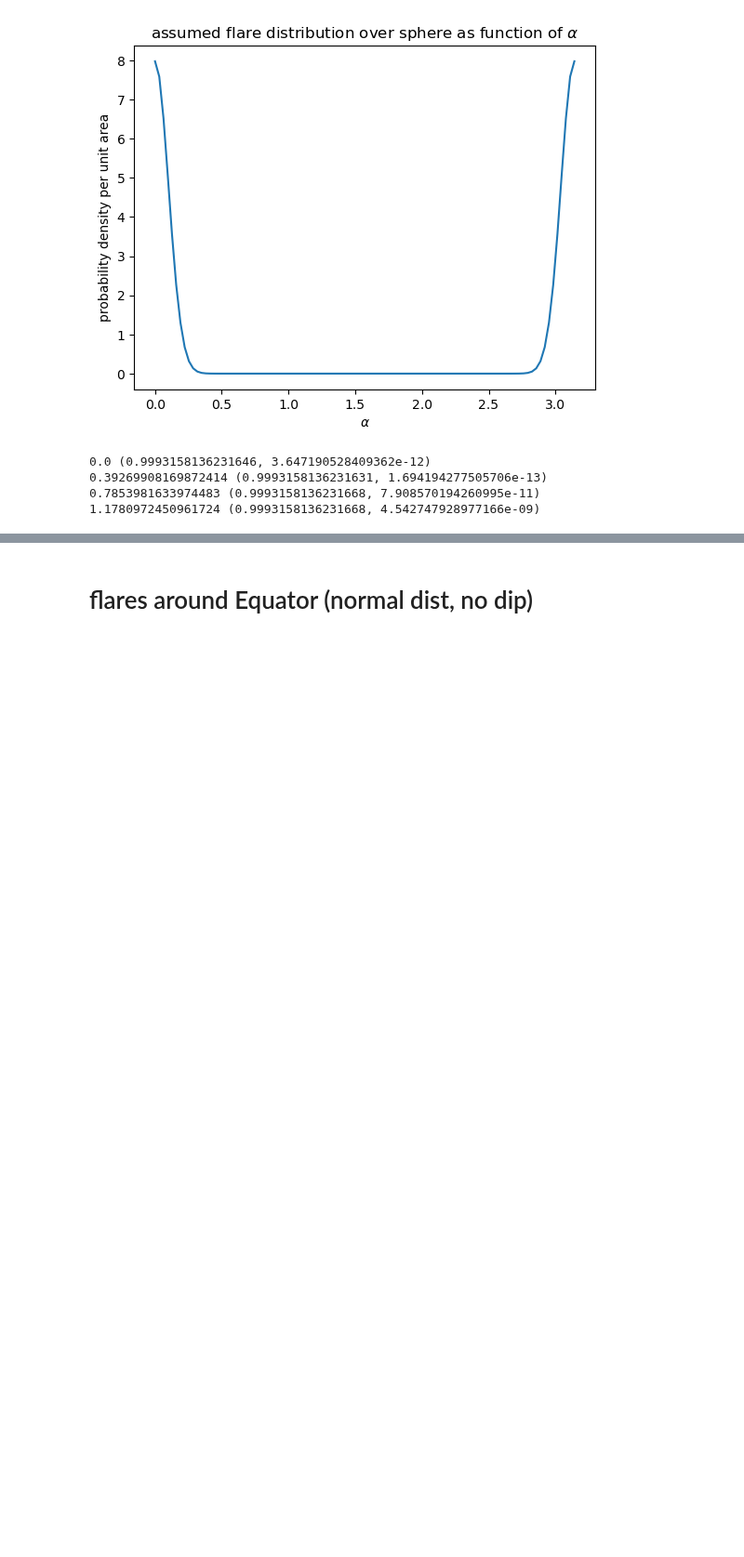
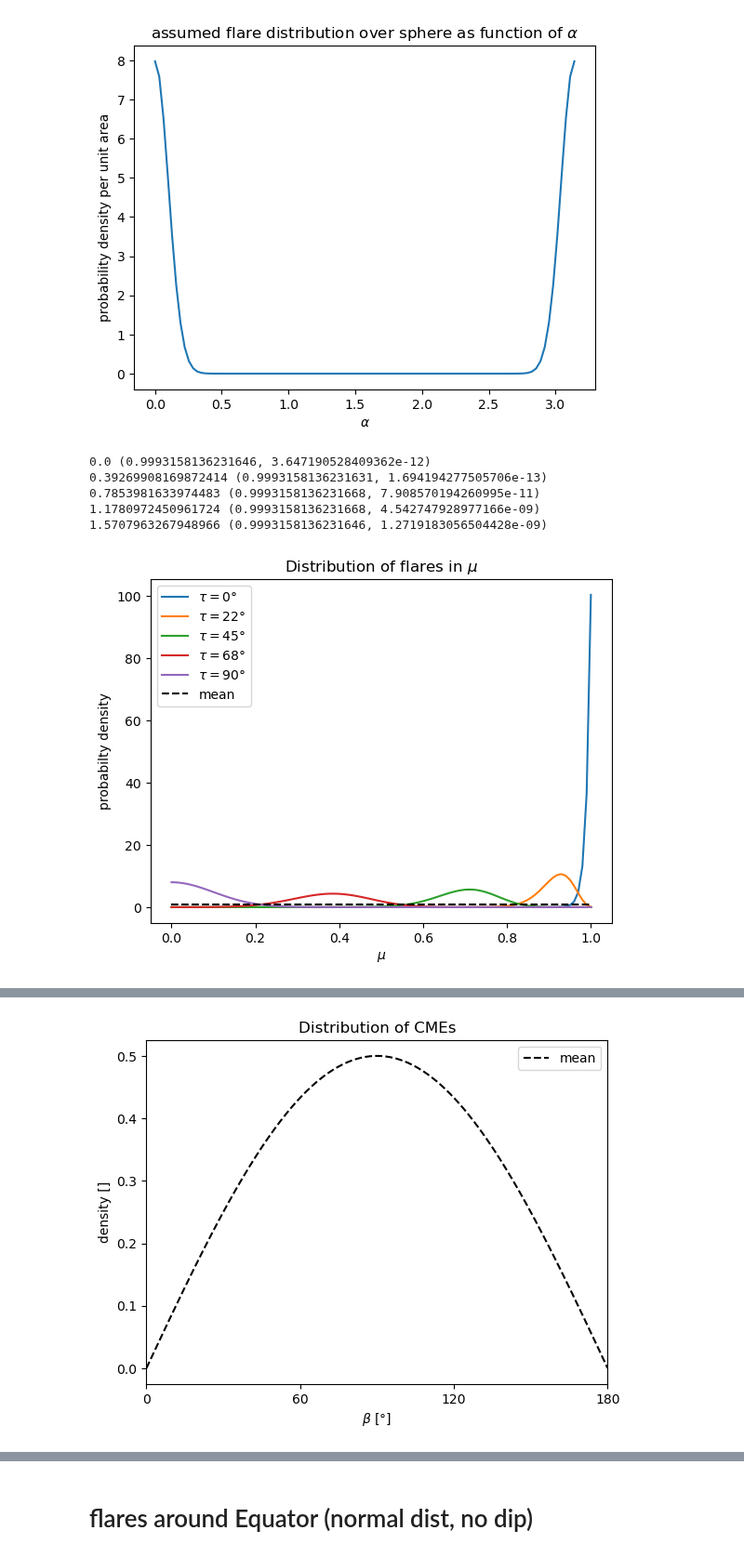
Before and after one commit to demichieldewilde/CME_distribution, a Jupyter notebook: CME_distribution_ni.ipynb, the cells around one changed output, grey strips where cells are left out. Shown at 93% size. Saved outputs shown, nothing was run; the diff lists cells and outputs as text; code cells hidden in the pictures; blank space fills up the shorter version.

```diff
--- a/CME_distribution_ni.ipynb
+++ b/CME_distribution_ni.ipynb
@@ -192,7 +192,7 @@ def get_rho_beta(beta, tau):
 
 
 def rho_betas(betas, tau):
-    return [get_rho_beta(beta, tau) for beta in betas]
+    return np.array([get_rho_beta(beta, tau) for beta in betas])
 
 betas = np.linspace(0,np.pi/2, 20)
 Taus =  np.linspace(0,np.pi/2, 5)
@@ -219,8 +219,4 @@ def run_taus(T):
     plt.ylabel(r"density []")
     plt.xlim(0,np.pi)
     plt.show()
-    return dens
-
-
-
-dens = run_taus(Taus)
+    return np.array(dens)
@@ -245,0 +223,23 @@ For params beta=np.float64(1.5707963267948966), tau = np.float64(1.5707963267948
+# %%
+from pathlib import Path
+
+def get_or_create_data(name):
+    filename = f'calculations/{name}.npy'
+    file_path = Path(filename)
+
+
+    if file_path.exists():
+        print(f"File '{filename}' found.")
+        data = np.load(filename)
+    else:
+        print(f"File '{filename}' not found. Creating new data...")
+        # Replace this with your actual data generation logic
+        data = run_taus(Taus)
+
+        # Save the file so it exists next time
+        np.save(filename, data)
+        print(f"Data saved to '{filename}'.")
+
+    return data
+
+dens = get_or_create_data("sundist")
@@ -345,9 +342,12 @@ def Flare_dist():
     plt.show()
 # %%
 Flare_dist()
-CME_dist()
+T = np.linspace(0, np.pi/2, 5)
+dens = get_or_create_data("polardist")
 # %% [output]
 0.0 (0.9993158136231646, 3.647190528409362e-12)
 0.39269908169872414 (0.9993158136231631, 1.694194277505706e-13)
 0.7853981633974483 (0.9993158136231668, 7.908570194260995e-11)
 1.1780972450961724 (0.9993158136231668, 4.542747928977166e-09)
+1.5707963267948966 (0.9993158136231646, 1.2719183056504428e-09)
+[figure, added]
@@ -353,0 +371 @@ CME_dist()
+[figure, added]
```
Also changed, not shown: parts of 11 cells of this notebook.
